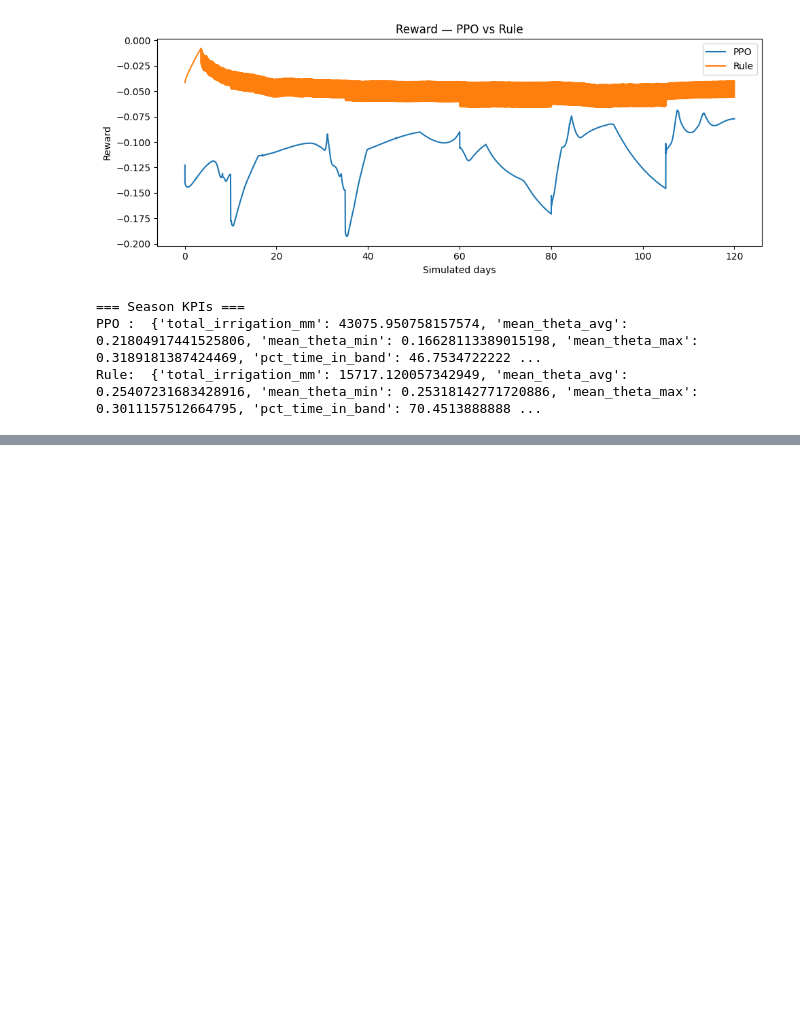
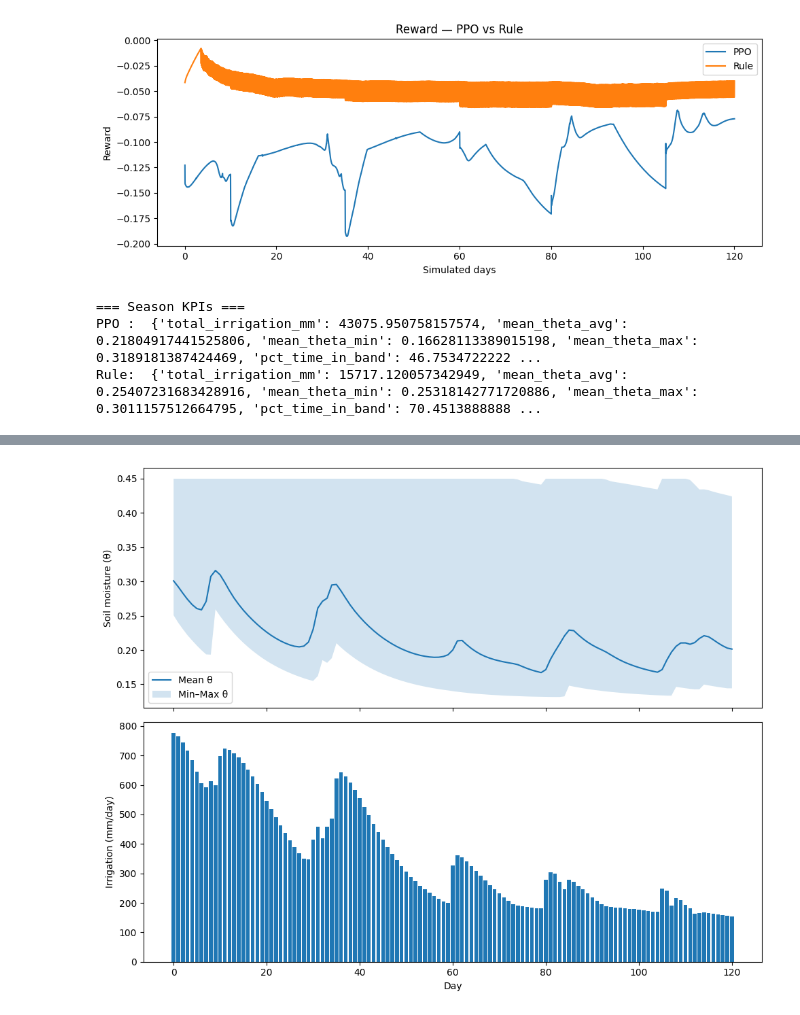
Before and after one commit to MachineNeyarning/ReinforcementLearningPPO, a Jupyter notebook: CenterPivot_PPO_RL.ipynb, the cells around one changed output, grey strips where cells are left out. Drawn from its saved outputs; the diff is of its cells as text; code cells hidden in the pictures; blank space fills up the shorter version.

Commit message:
daily metrics

```diff
--- a/CenterPivot_PPO_RL.ipynb
+++ b/CenterPivot_PPO_RL.ipynb
@@ -1510,3 +1510,95 @@ if res_rand is not None:
 === Season KPIs ===
 PPO :  {'total_irrigation_mm': 43075.950758157574, 'mean_theta_avg': 0.21804917441525806, 'mean_theta_min': 0.16628113389015198, 'mean_theta_max': 0.3189181387424469, 'pct_time_in_band': 46.7534722222 ...
 Rule:  {'total_irrigation_mm': 15717.120057342949, 'mean_theta_avg': 0.25407231683428916, 'mean_theta_min': 0.25318142771720886, 'mean_theta_max': 0.3011157512664795, 'pct_time_in_band': 70.4513888888 ...
+# %%
+# ===============================================================
+# 🧮 Step 4 — Daily table + Per-stage totals and irrigation efficiency
+# ===============================================================
+import pandas as pd
+import numpy as np
+import matplotlib.pyplot as plt
+
+def build_daily_table(res):
+    """Aggregates raw step data into daily averages."""
+    df = pd.DataFrame({
+        "day": res["days"],
+        "mean_theta": res["mean"],
+        "std_theta": res["std"],
+        "min_theta": res["min"],
+        "max_theta": res["max"],
+        "water_rate_mm_h": res["water_rate"],
+        "reward": res["reward"],
+        "stage": res["stage"]
+    })
+
+    # Round day to integer (day index)
+    df["day_int"] = np.floor(df["day"]).astype(int)
+
+    # Aggregate: mean per day
+    daily = (
+        df.groupby("day_int")
+          .agg({
+              "mean_theta": "mean",
+              "std_theta": "mean",
+              "min_theta": "min",
+              "max_theta": "max",
+              "water_rate_mm_h": "mean",
+              "reward": "mean",
+              "stage": lambda x: x.mode().iat[0] if not x.mode().empty else x.iloc[-1]
+          })
+          .reset_index()
+    )
+
+    # Compute daily irrigation total (mm)
+    daily["irrigation_mm"] = daily["water_rate_mm_h"] * 24  # 24h/day * mm/h
+
+    return daily
+
+
+def summarize_by_stage(daily):
+    """Summarizes totals and means per growth stage."""
+    stage_summary = (
+        daily.groupby("stage")
+        .agg(
+            days_in_stage=("day_int", "count"),
+            mean_theta_avg=("mean_theta", "mean"),
+            irrigation_total_mm=("irrigation_mm", "sum"),
+            reward_avg=("reward", "mean")
+        )
+        .reset_index()
+    )
+
+    total_irrig = stage_summary["irrigation_total_mm"].sum()
+    stage_summary["irrig_pct"] = 100 * stage_summary["irrigation_total_mm"] / total_irrig
+
+    # Efficiency proxy: reward per mm of irrigation
+    stage_summary["eff_reward_per_mm"] = stage_summary["reward_avg"] / stage_summary["irrigation_total_mm"].replace(0, np.nan)
+    return stage_summary
+
+
+# === Choose which result to analyze ===
+res_selected = res_ppo   # or res_rule for rule-based
+
+# === Build tables ===
+daily_table = build_daily_table(res_selected)
+stage_table = summarize_by_stage(daily_table)
+
+print("=== Daily summary (head) ===")
+display(daily_table.head(10))
+
+print("\n=== Stage totals and efficiency ===")
+display(stage_table)
+
+# === Optional: plots ===
+fig, ax = plt.subplots(2, 1, figsize=(10,8), sharex=True)
+ax[0].plot(daily_table["day_int"], daily_table["mean_theta"], label="Mean θ")
+ax[0].fill_between(daily_table["day_int"], daily_table["min_theta"], daily_table["max_theta"], alpha=0.2, label="Min–Max θ")
+ax[0].set_ylabel("Soil moisture (θ)")
+ax[0].legend(loc="best")
+
+ax[1].bar(daily_table["day_int"], daily_table["irrigation_mm"])
+ax[1].set_ylabel("Irrigation (mm/day)")
+ax[1].set_xlabel("Day")
+plt.tight_layout()
+plt.show()
+# %% [output]
@@ -1512,0 +1625 @@ Rule:  {'total_irrigation_mm': 15717.120057342949, 'mean_theta_avg': 0.254072316
+[figure, added]
```
Also changed, not shown: parts of 1 cell of this notebook.
